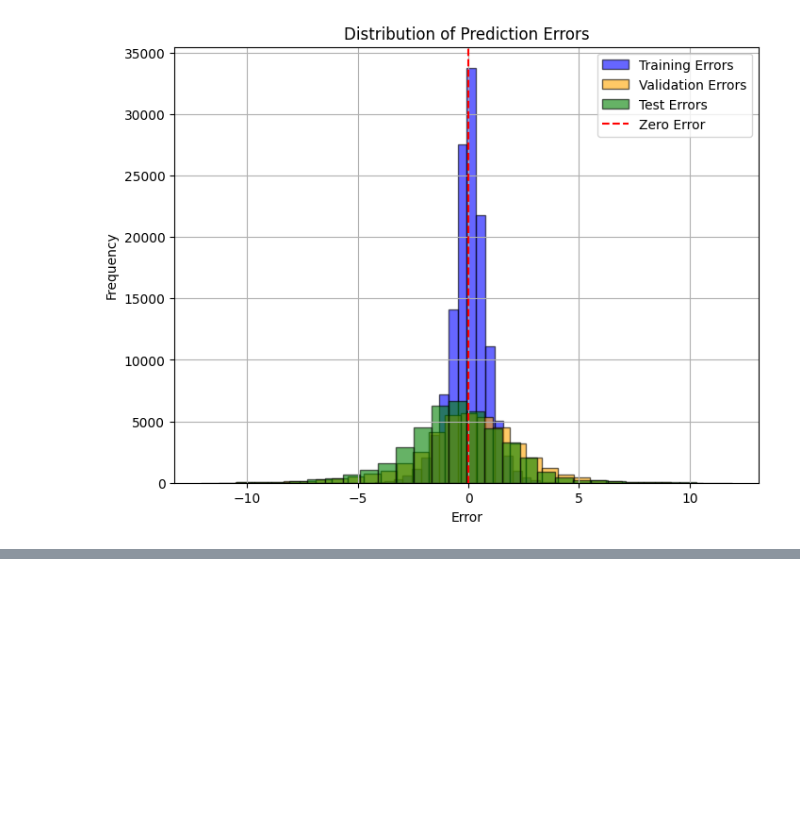
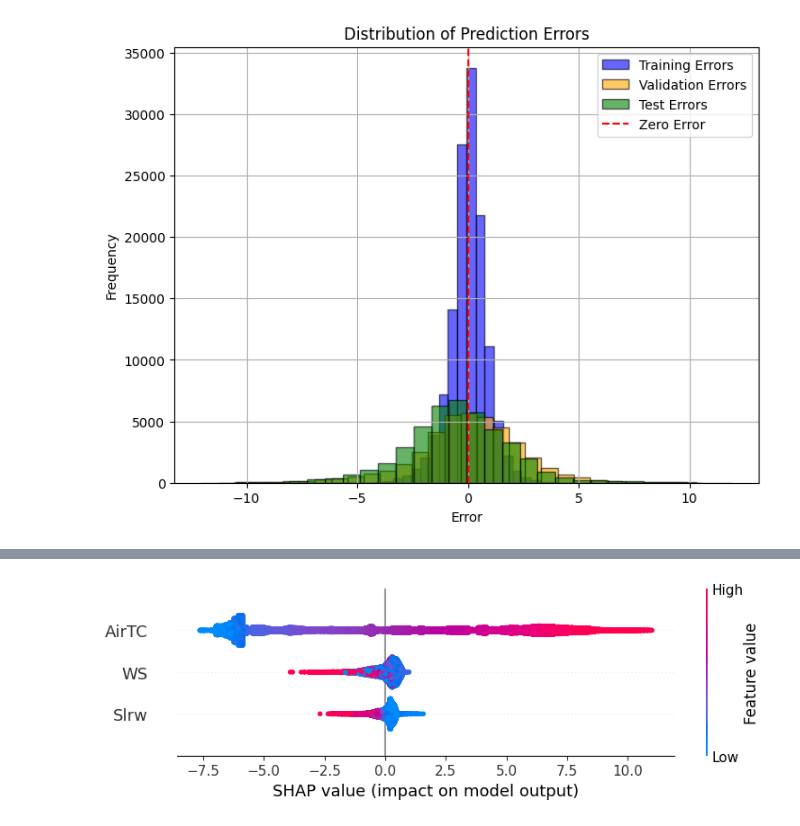
Before and after one commit to SamLutz/2024_MLEES, a Jupyter notebook: final_project_working.ipynb, the cells around one changed output, grey strips where cells are left out. Cells and saved outputs as stored; diff of their text form; code cells hidden in the pictures; blank space fills up the shorter version.

```diff
--- a/final_project_working.ipynb
+++ b/final_project_working.ipynb
@@ -476,0 +501,11 @@ scaling apres sepratation et fit sur train and val
+# %%
+import shap
+
+# Explain the model's predictions using SHAP
+explainer = shap.TreeExplainer(xgb_model)
+shap_values = explainer.shap_values(X_val)
+
+# Summary plot of feature importance
+shap.summary_plot(shap_values, X_val, feature_names=X_train.columns)
+# %% [output]
+[figure, added]
```
Also changed, not shown: parts of 11 cells of this notebook.
